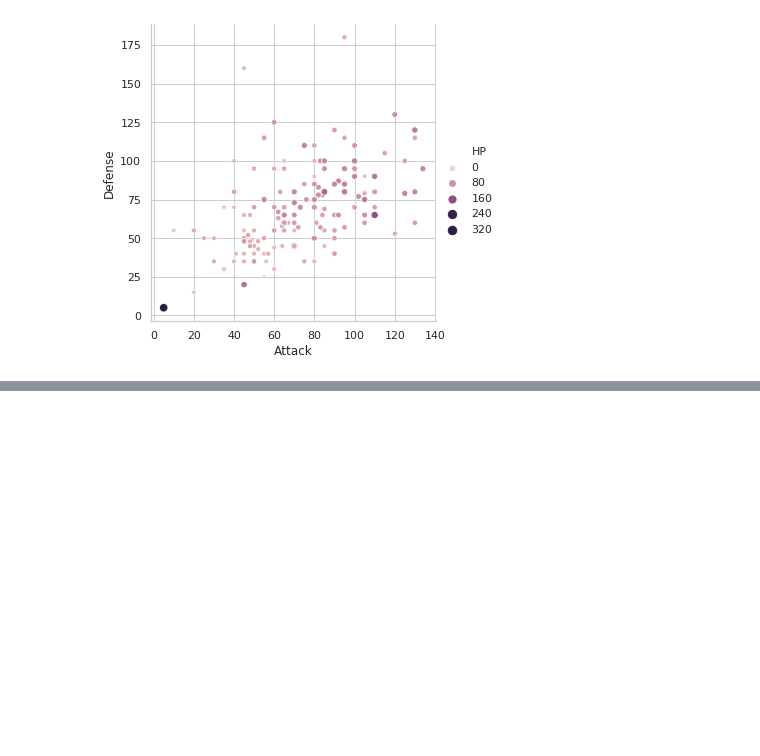
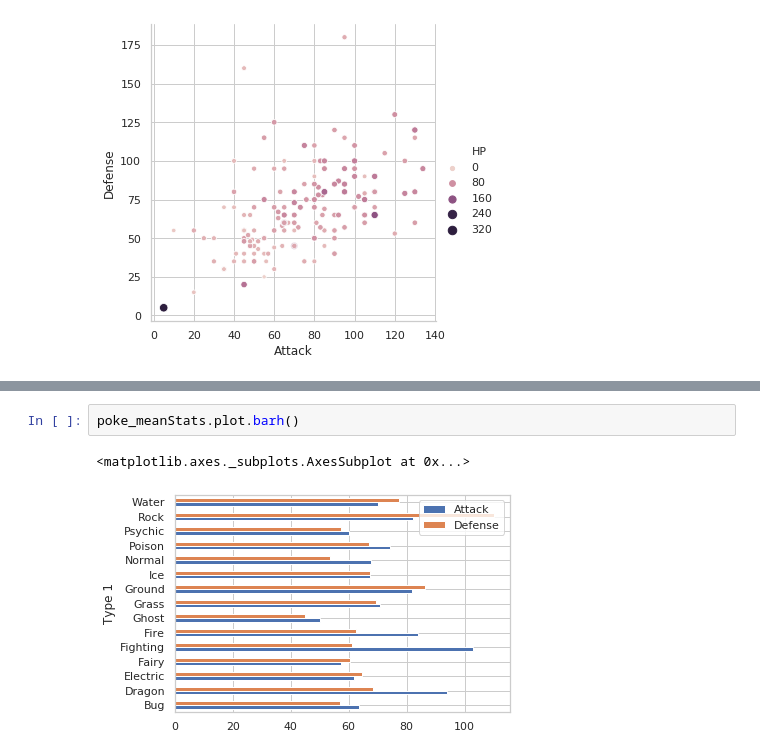
Before and after one commit to ta-data-mex/lab-matplotlib-seaborn, a Jupyter notebook: Dataviz1.ipynb, the cells around one changed output, grey strips where cells are left out. Saved outputs shown, nothing was run; the diff lists cells and outputs as text; blank space fills up the shorter version.

```diff
--- a/Dataviz1.ipynb
+++ b/Dataviz1.ipynb
@@ -270,0 +287,5 @@ seaborn.relplot(x='Attack', y='Defense', hue='HP', size='HP', data=pokeDF)
+# %%
+poke_meanStats.plot.barh()
+# %% [output]
+<matplotlib.axes._subplots.AxesSubplot at 0x...>
+[figure, added]
```
Also changed, not shown: parts of 16 cells of this notebook.
